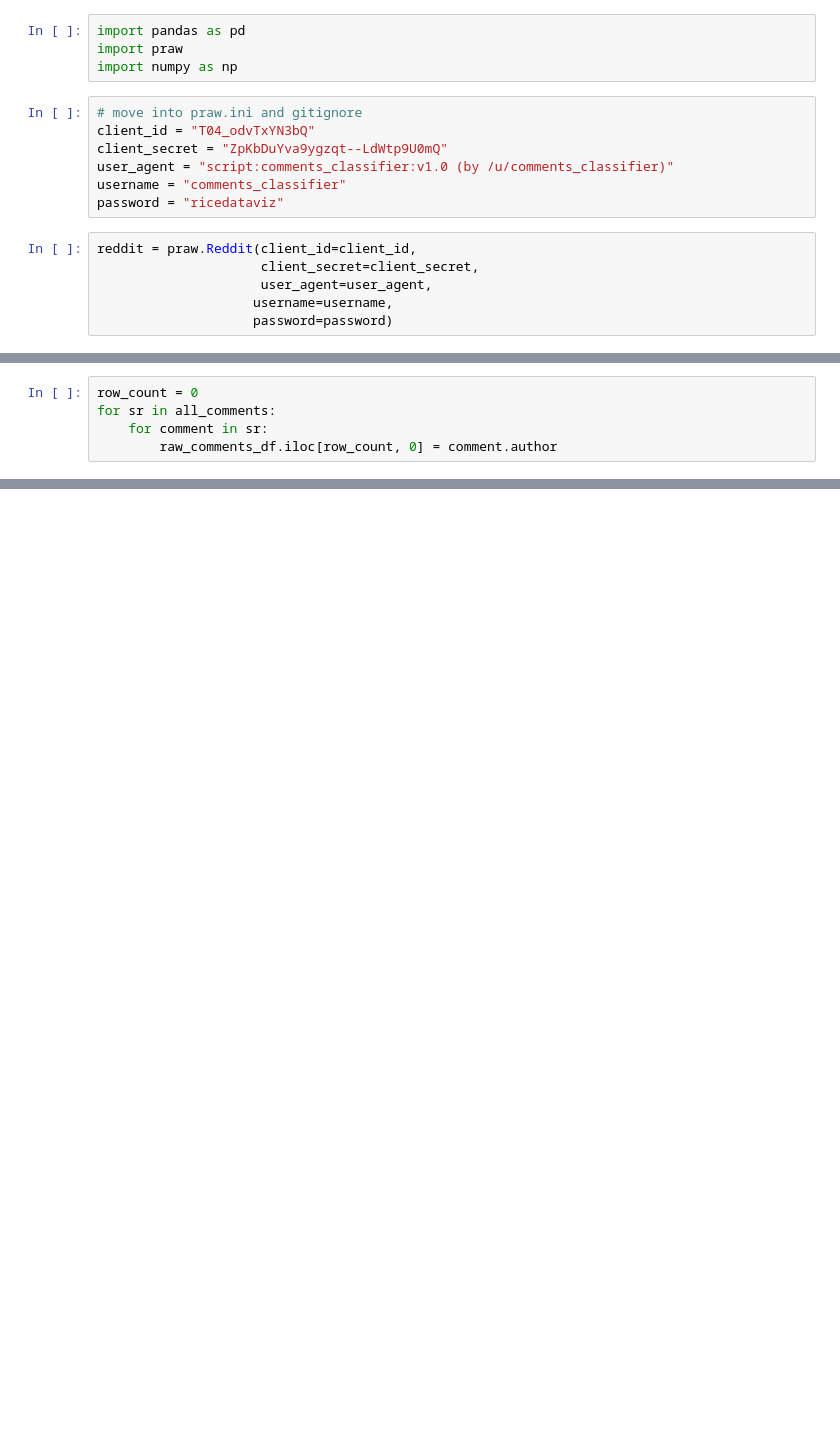
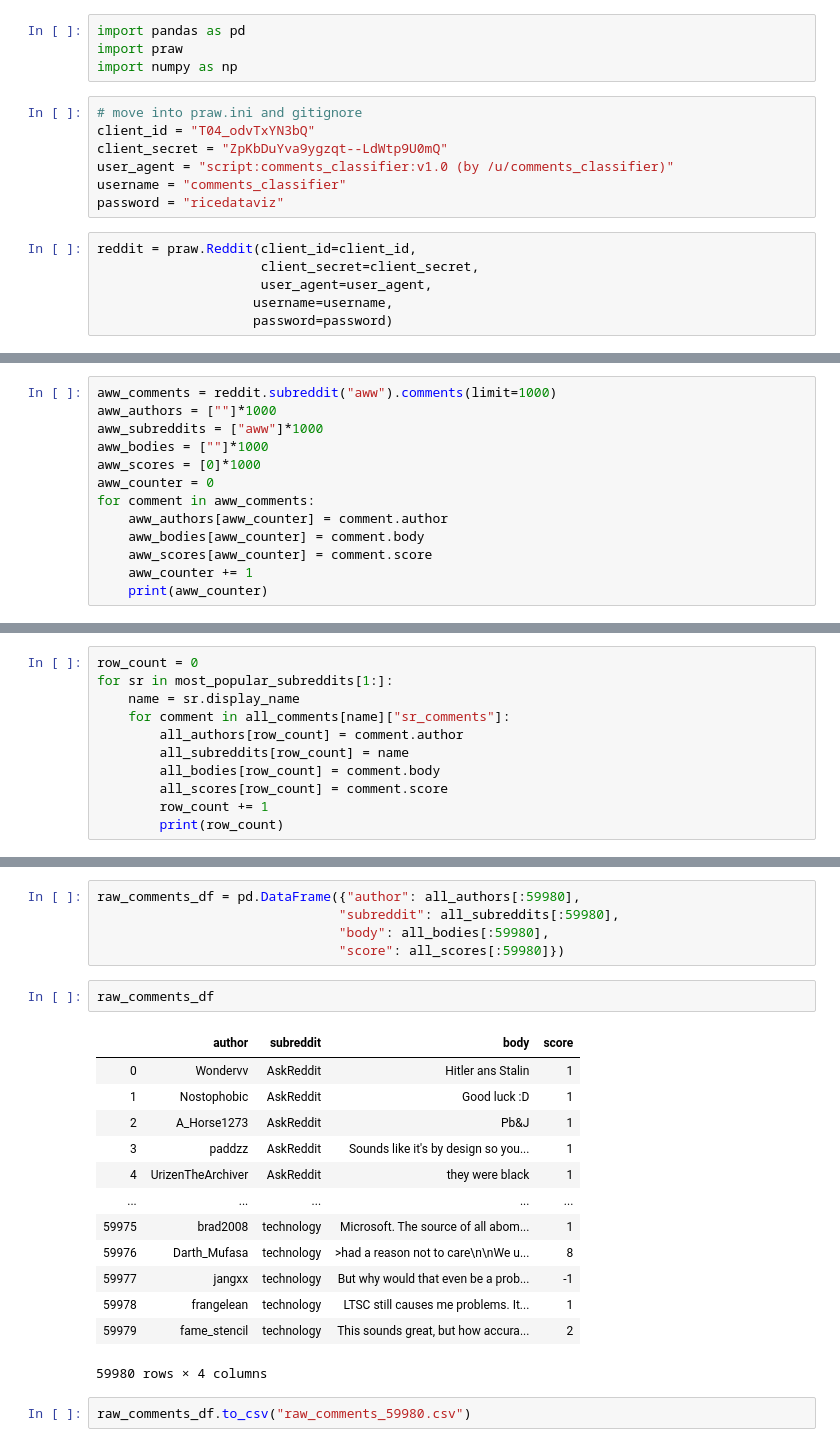
Before and after one commit to epayne323/Project3, a Jupyter notebook: reddit_praw_basics.ipynb, the cells around one changed output, grey strips where cells are left out. Drawn from its saved outputs; the diff is of its cells as text; blank space fills up the shorter version.

Commit message:
fetched 59980 comments and saved to csv

```diff
--- a/reddit_praw_basics.ipynb
+++ b/reddit_praw_basics.ipynb
@@ -99,5 +134,0 @@ None
-# %%
-row_count = 0
-for sr in all_comments:
-    for comment in sr:
-        raw_comments_df.iloc[row_count, 0] = comment.author
@@ -105,0 +135,13 @@ for sr in all_comments:
+# %%
+aww_comments = reddit.subreddit("aww").comments(limit=1000)
+aww_authors = [""]*1000
+aww_subreddits = ["aww"]*1000
+aww_bodies = [""]*1000
+aww_scores = [0]*1000
+aww_counter = 0
+for comment in aww_comments:
+    aww_authors[aww_counter] = comment.author
+    aww_bodies[aww_counter] = comment.body
+    aww_scores[aww_counter] = comment.score
+    aww_counter += 1
+    print(aww_counter)
@@ -105,0 +150,11 @@ for sr in all_comments:
+# %%
+row_count = 0
+for sr in most_popular_subreddits[1:]:
+    name = sr.display_name
+    for comment in all_comments[name]["sr_comments"]:
+        all_authors[row_count] = comment.author
+        all_subreddits[row_count] = name
+        all_bodies[row_count] = comment.body
+        all_scores[row_count] = comment.score
+        row_count += 1
+        print(row_count)
@@ -105,0 +179,23 @@ for sr in all_comments:
+# %%
+raw_comments_df = pd.DataFrame({"author": all_authors[:59980],
+                               "subreddit": all_subreddits[:59980],
+                               "body": all_bodies[:59980],
+                               "score": all_scores[:59980]})
+# %%
+raw_comments_df
+# %% [output]
+|  | author | subreddit | body | score |
+| 0 | Wondervv | AskReddit | Hitler ans Stalin | 1 |
+| 1 | Nostophobic | AskReddit | Good luck :D | 1 |
+| 2 | A_Horse1273 | AskReddit | Pb&J | 1 |
+| 3 | paddzz | AskReddit | Sounds like it's by design so you... | 1 |
+| 4 | UrizenTheArchiver | AskReddit | they were black | 1 |
+| ... | ... | ... | ... | ... |
+| 59975 | brad2008 | technology | Microsoft. The source of all abom... | 1 |
+| 59976 | Darth_Mufasa | technology | >had a reason not to care\n\nWe u... | 8 |
+| 59977 | jangxx | technology | But why would that even be a prob... | -1 |
+| 59978 | frangelean | technology | LTSC still causes me problems. It... | 1 |
+| 59979 | fame_stencil | technology | This sounds great, but how accura... | 2 |
+59980 rows × 4 columns
+# %%
+raw_comments_df.to_csv("raw_comments_59980.csv")
```
Also changed, not shown: parts of 17 cells of this notebook, 2 other files.
